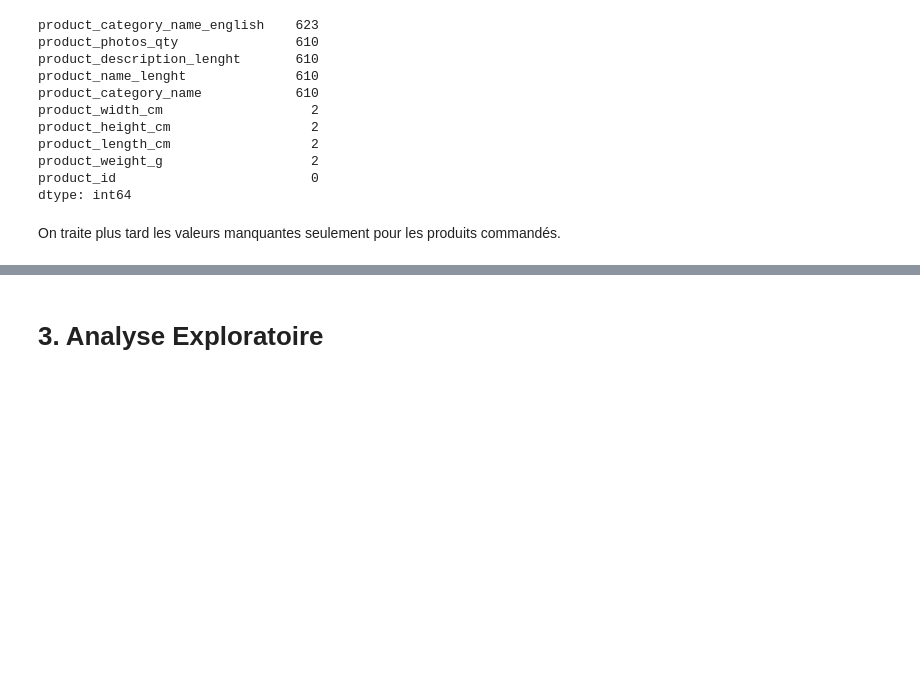
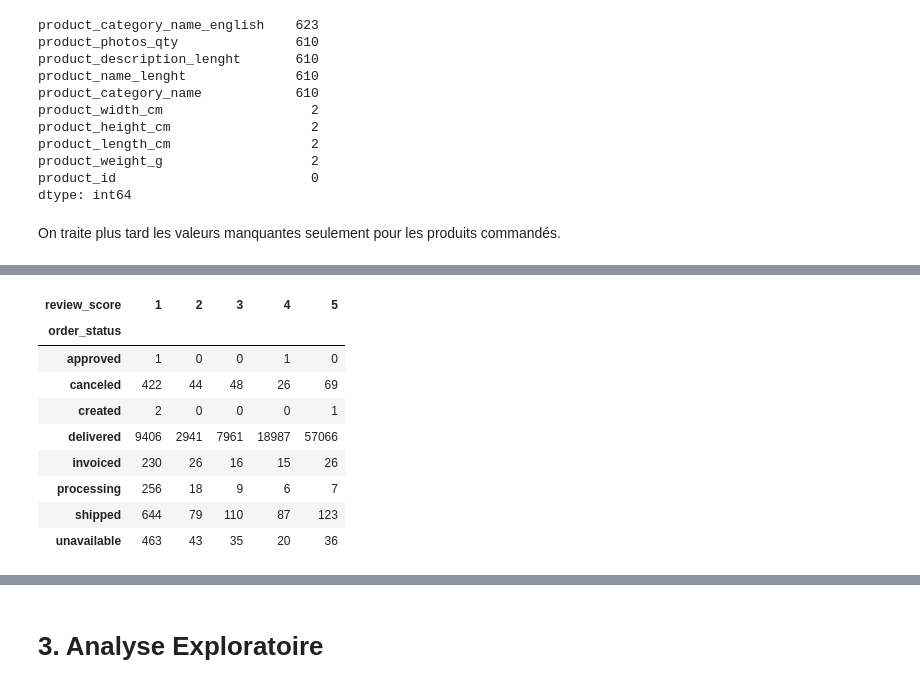
Before and after one commit to mrcreasey/oc-ds-p5-unsupervised-clustering, a Jupyter notebook: P5_01_analyse.ipynb, the cells around one changed output, grey strips where cells are left out. Drawn from its saved outputs; the diff is of its cells as text; code cells hidden in the pictures; blank space fills up the shorter version.

```diff
--- a/P5_01_analyse.ipynb
+++ b/P5_01_analyse.ipynb
@@ -876,0 +906,15 @@ On traite plus tard les valeurs manquantes seulement pour les produits commandé
+# %%
+scores = pd.crosstab(order_scores['order_status'],
+                     order_scores['review_score'])
+scores
+# %% [output]
+| review_score | 1 | 2 | 3 | 4 | 5 |
+| order_status |  |  |  |  |  |
+| approved | 1 | 0 | 0 | 1 | 0 |
+| canceled | 422 | 44 | 48 | 26 | 69 |
+| created | 2 | 0 | 0 | 0 | 1 |
+| delivered | 9406 | 2941 | 7961 | 18987 | 57066 |
+| invoiced | 230 | 26 | 16 | 15 | 26 |
+| processing | 256 | 18 | 9 | 6 | 7 |
+| shipped | 644 | 79 | 110 | 87 | 123 |
+| unavailable | 463 | 43 | 35 | 20 | 36 |
```
Also changed, not shown: parts of 7 cells of this notebook.
